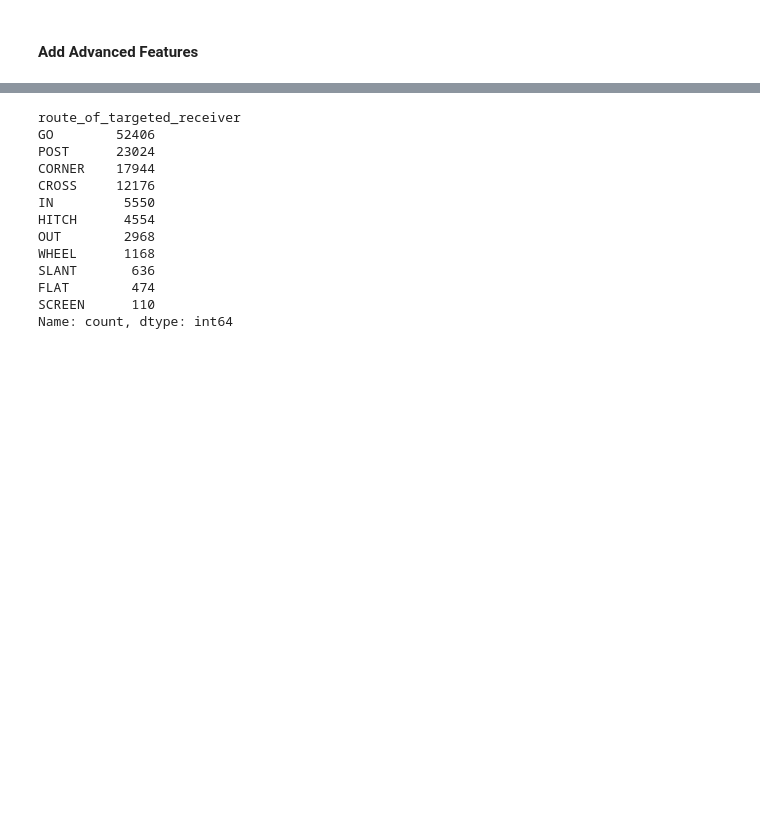
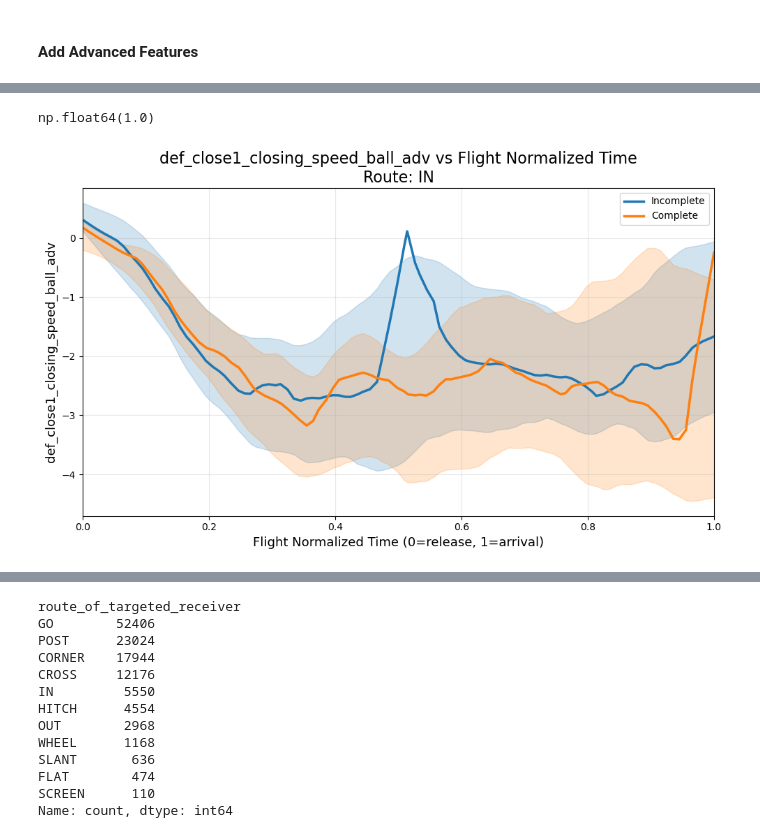
Before and after one commit to SethJ50/NFL-Big-Data-Bowl-2026, a Jupyter notebook: Exploratory Data Analysis.ipynb, the cells around one changed output, grey strips where cells are left out. Drawn from its saved outputs; the diff is of its cells as text; code cells hidden in the pictures; blank space fills up the shorter version.

```diff
--- a/Exploratory Data Analysis.ipynb
+++ b/Exploratory Data Analysis.ipynb
@@ -543,0 +906,8 @@ useful_cols = ['game_id', 'play_id', 'frame_id', 'to_release',
+# %%
+data_adv['def_1_ball_dist'].corr(data_adv['def_close1_ball_dist'])
+# %% [output]
+np.float64(1.0)
+# %%
+make_time_plot(data_adv, "def_close1_closing_speed_ball_adv", route_type = "IN")
+# %% [output]
+[figure, added]
```
Also changed, not shown: parts of 32 cells of this notebook, 3 other files.
